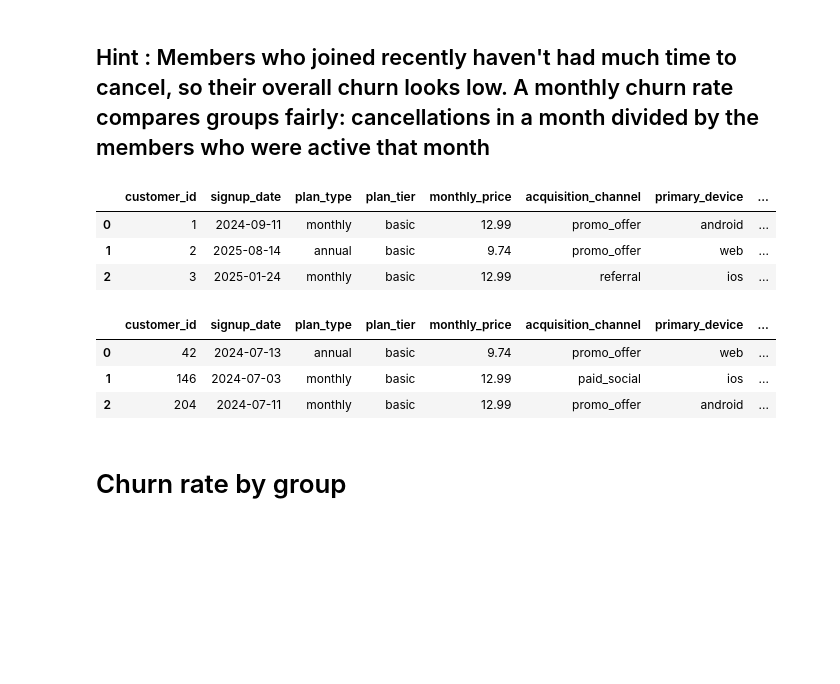
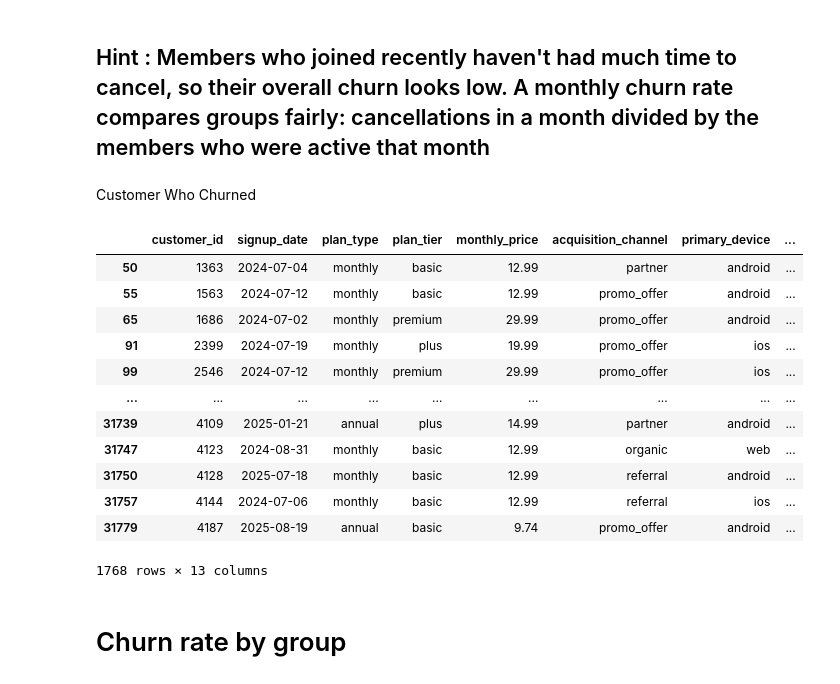
Before and after one commit to karanmagar921/Peloton_churn_analysis, a Jupyter notebook: evaluation.ipynb, the cells around one changed output. Cells and saved outputs as stored; diff of their text form; code cells hidden in the pictures; blank space fills up the shorter version.

```diff
--- a/evaluation.ipynb
+++ b/evaluation.ipynb
@@ -186,13 +168,6 @@ sub_df[sub_df['churned'] == 'yes']
 # Explore churn rates across plan type, plan tier, acquisition channel, device and age group, and across tenure.
 # %% [markdown]
 ## Hint : Members who joined recently haven't had much time to cancel, so their overall churn looks low. A monthly churn rate compares groups fairly: cancellations in a month divided by the members who were active that month
-# %%
-sub_df.head(3)
-# %% [output]
-|  | customer_id | signup_date | plan_type | plan_tier | monthly_price | acquisition_channel | primary_device | ... |
-| 0 | 1 | 2024-09-11 | monthly | basic | 12.99 | promo_offer | android | ... |
-| 1 | 2 | 2025-08-14 | annual | basic | 9.74 | promo_offer | web | ... |
-| 2 | 3 | 2025-01-24 | monthly | basic | 12.99 | referral | ios | ... |
 # %%
 months = pd.period_range(sub_df['signup_date'].min(), sub_df['churn_date'].max(), freq='M')
 
@@ -205,13 +180,24 @@ for m in months:
     parts.append(active)
 
 df = pd.concat(parts, ignore_index=True)
-# %%
-df.head(3)
-# %% [output]
-|  | customer_id | signup_date | plan_type | plan_tier | monthly_price | acquisition_channel | primary_device | ... |
-| 0 | 42 | 2024-07-13 | annual | basic | 9.74 | promo_offer | web | ... |
-| 1 | 146 | 2024-07-03 | monthly | basic | 12.99 | paid_social | ios | ... |
-| 2 | 204 | 2024-07-11 | monthly | basic | 12.99 | promo_offer | android | ... |
+# %% [markdown]
+Customer Who Churned
+# %%
+df[df['cancelled'] == 1]
+# %% [output]
+|  | customer_id | signup_date | plan_type | plan_tier | monthly_price | acquisition_channel | primary_device | ... |
+| 50 | 1363 | 2024-07-04 | monthly | basic | 12.99 | partner | android | ... |
+| 55 | 1563 | 2024-07-12 | monthly | basic | 12.99 | promo_offer | android | ... |
+| 65 | 1686 | 2024-07-02 | monthly | premium | 29.99 | promo_offer | android | ... |
+| 91 | 2399 | 2024-07-19 | monthly | plus | 19.99 | promo_offer | ios | ... |
+| 99 | 2546 | 2024-07-12 | monthly | premium | 29.99 | promo_offer | ios | ... |
+| ... | ... | ... | ... | ... | ... | ... | ... | ... |
+| 31739 | 4109 | 2025-01-21 | annual | plus | 14.99 | partner | android | ... |
+| 31747 | 4123 | 2024-08-31 | monthly | basic | 12.99 | organic | web | ... |
+| 31750 | 4128 | 2025-07-18 | monthly | basic | 12.99 | referral | android | ... |
+| 31757 | 4144 | 2024-07-06 | monthly | basic | 12.99 | referral | ios | ... |
+| 31779 | 4187 | 2025-08-19 | annual | basic | 9.74 | promo_offer | android | ... |
+1768 rows × 13 columns
 # %% [markdown]
 # Churn rate by group
 # %%
```
Also changed, not shown: parts of 25 cells of this notebook, 1 other file.
